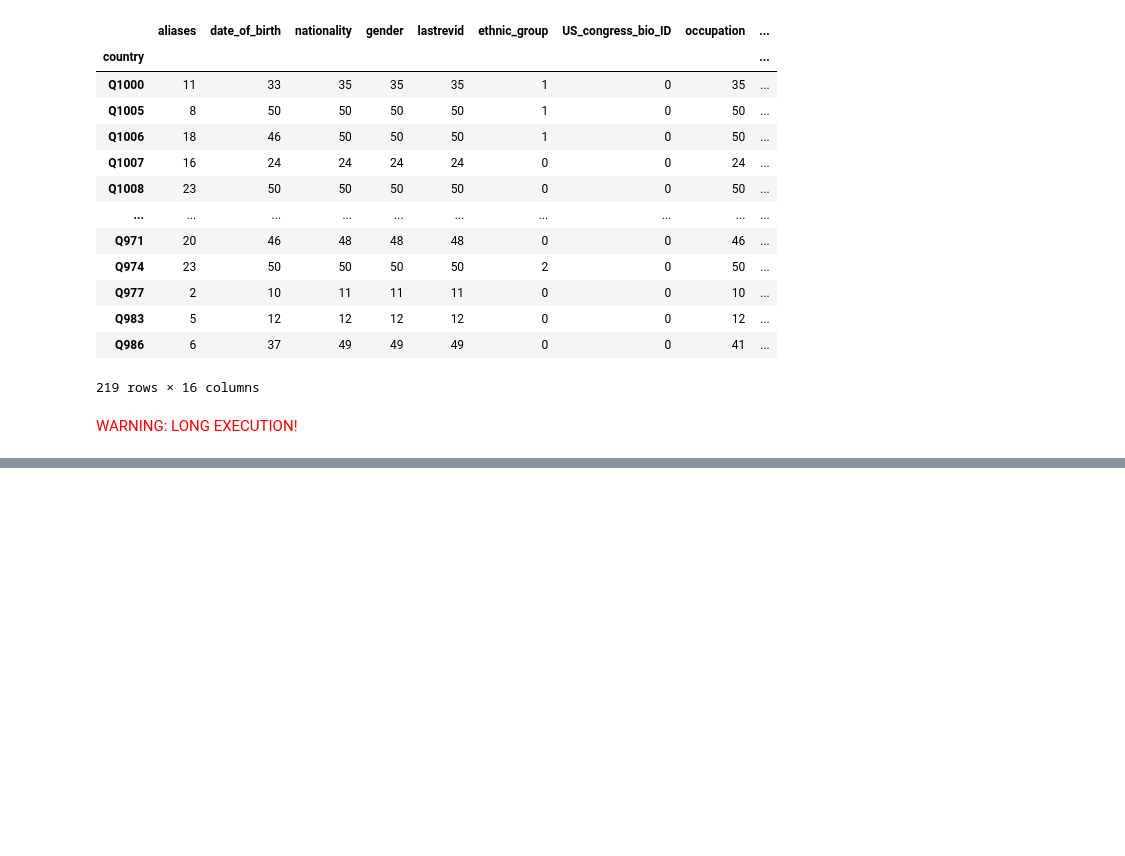
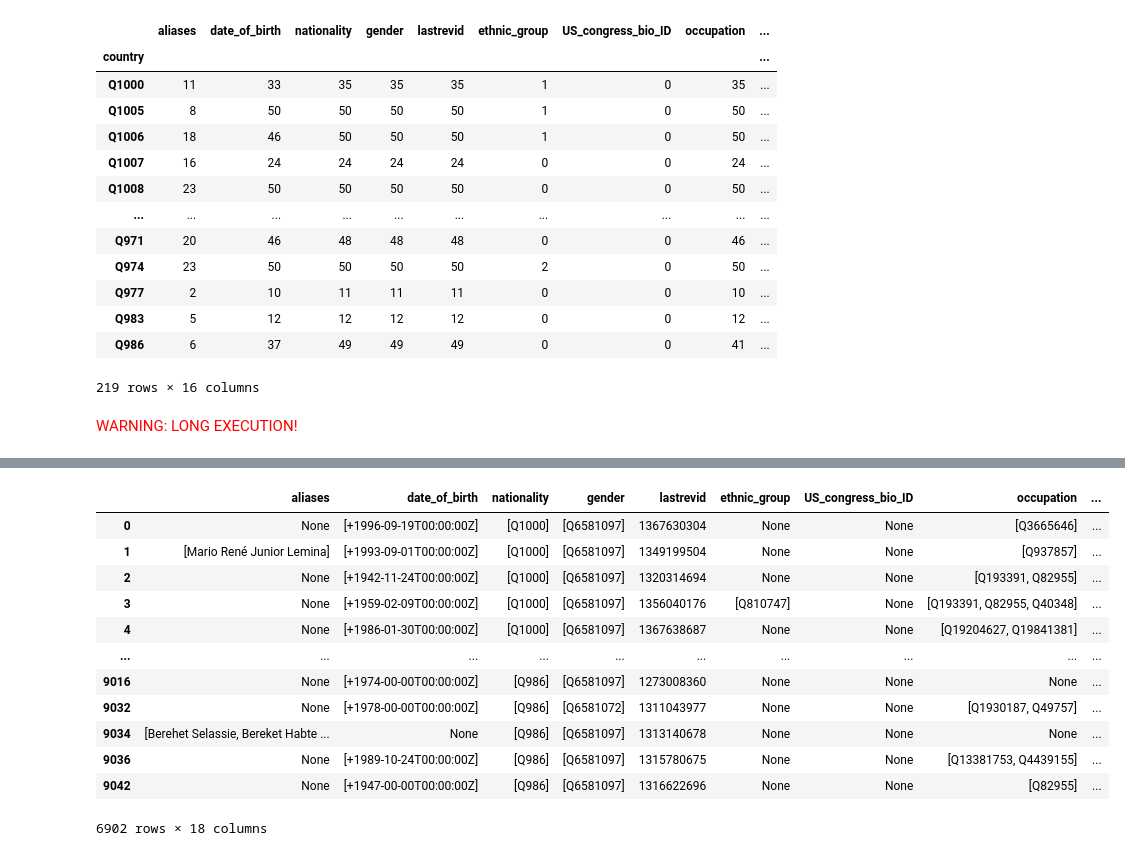
Before and after one commit to epfl-ada/ada-2021-project-madry, a Jupyter notebook: country.ipynb, the cells around one changed output, grey strips where cells are left out. Drawn from its saved outputs; the diff is of its cells as text; code cells hidden in the pictures; blank space fills up the shorter version.

Commit message:
update country analysis

```diff
--- a/country.ipynb
+++ b/country.ipynb
@@ -299,0 +322,39 @@ KeyboardInterrupt:
+# %%
+country_sp_quotes_2015_concat = concatenate_quotes(country_sp_quotes_2015)
+country_sp_quotes_2016_concat = concatenate_quotes(country_sp_quotes_2016)
+country_sp_quotes_2017_concat = concatenate_quotes(country_sp_quotes_2017)
+country_sp_quotes_2018_concat = concatenate_quotes(country_sp_quotes_2018)
+country_sp_quotes_2019_concat = concatenate_quotes(country_sp_quotes_2019)
+country_sp_quotes_2020_concat = concatenate_quotes(country_sp_quotes_2020)
+# %%
+country_sp_quotes_2015_df = pd.Series(country_sp_quotes_2015_concat, name='quotations')
+country_sp_quotes_2016_df = pd.Series(country_sp_quotes_2016_concat, name='quotations')
+country_sp_quotes_2017_df = pd.Series(country_sp_quotes_2017_concat, name='quotations')
+country_sp_quotes_2018_df = pd.Series(country_sp_quotes_2018_concat, name='quotations')
+country_sp_quotes_2019_df = pd.Series(country_sp_quotes_2019_concat, name='quotations')
+country_sp_quotes_2020_df = pd.Series(country_sp_quotes_2020_concat, name='quotations')
+# %%
+selected_country_speakers = pd.read_parquet('data/rep_country_speakers.parquet')
+# %%
+country_quotes_2015_df = selected_country_speakers.merge(country_sp_quotes_2015_df, left_on='id', right_index=True, how='inner')
+country_quotes_2016_df = selected_country_speakers.merge(country_sp_quotes_2016_df, left_on='id', right_index=True, how='inner')
+country_quotes_2017_df = selected_country_speakers.merge(country_sp_quotes_2017_df, left_on='id', right_index=True, how='inner')
+country_quotes_2018_df = selected_country_speakers.merge(country_sp_quotes_2018_df, left_on='id', right_index=True, how='inner')
+country_quotes_2019_df = selected_country_speakers.merge(country_sp_quotes_2019_df, left_on='id', right_index=True, how='inner')
+country_quotes_2020_df = selected_country_speakers.merge(country_sp_quotes_2020_df, left_on='id', right_index=True, how='inner')
+# %%
+country_quotes_2015_df
+# %% [output]
+|  | aliases | date_of_birth | nationality | gender | lastrevid | ethnic_group | US_congress_bio_ID | occupation | ... |
+| 0 | None | [+1996-09-19T00:00:00Z] | [Q1000] | [Q6581097] | 1367630304 | None | None | [Q3665646] | ... |
+| 1 | [Mario René Junior Lemina] | [+1993-09-01T00:00:00Z] | [Q1000] | [Q6581097] | 1349199504 | None | None | [Q937857] | ... |
+| 2 | None | [+1942-11-24T00:00:00Z] | [Q1000] | [Q6581097] | 1320314694 | None | None | [Q193391, Q82955] | ... |
+| 3 | None | [+1959-02-09T00:00:00Z] | [Q1000] | [Q6581097] | 1356040176 | [Q810747] | None | [Q193391, Q82955, Q40348] | ... |
+| 4 | None | [+1986-01-30T00:00:00Z] | [Q1000] | [Q6581097] | 1367638687 | None | None | [Q19204627, Q19841381] | ... |
+| ... | ... | ... | ... | ... | ... | ... | ... | ... | ... |
+| 9016 | None | [+1974-00-00T00:00:00Z] | [Q986] | [Q6581097] | 1273008360 | None | None | None | ... |
+| 9032 | None | [+1978-00-00T00:00:00Z] | [Q986] | [Q6581072] | 1311043977 | None | None | [Q1930187, Q49757] | ... |
+| 9034 | [Berehet Selassie, Bereket Habte ... | None | [Q986] | [Q6581097] | 1313140678 | None | None | None | ... |
+| 9036 | None | [+1989-10-24T00:00:00Z] | [Q986] | [Q6581097] | 1315780675 | None | None | [Q13381753, Q4439155] | ... |
+| 9042 | None | [+1947-00-00T00:00:00Z] | [Q986] | [Q6581097] | 1316622696 | None | None | [Q82955] | ... |
+6902 rows × 18 columns
```
Also changed, not shown: parts of 21 cells of this notebook, 2 other files.
